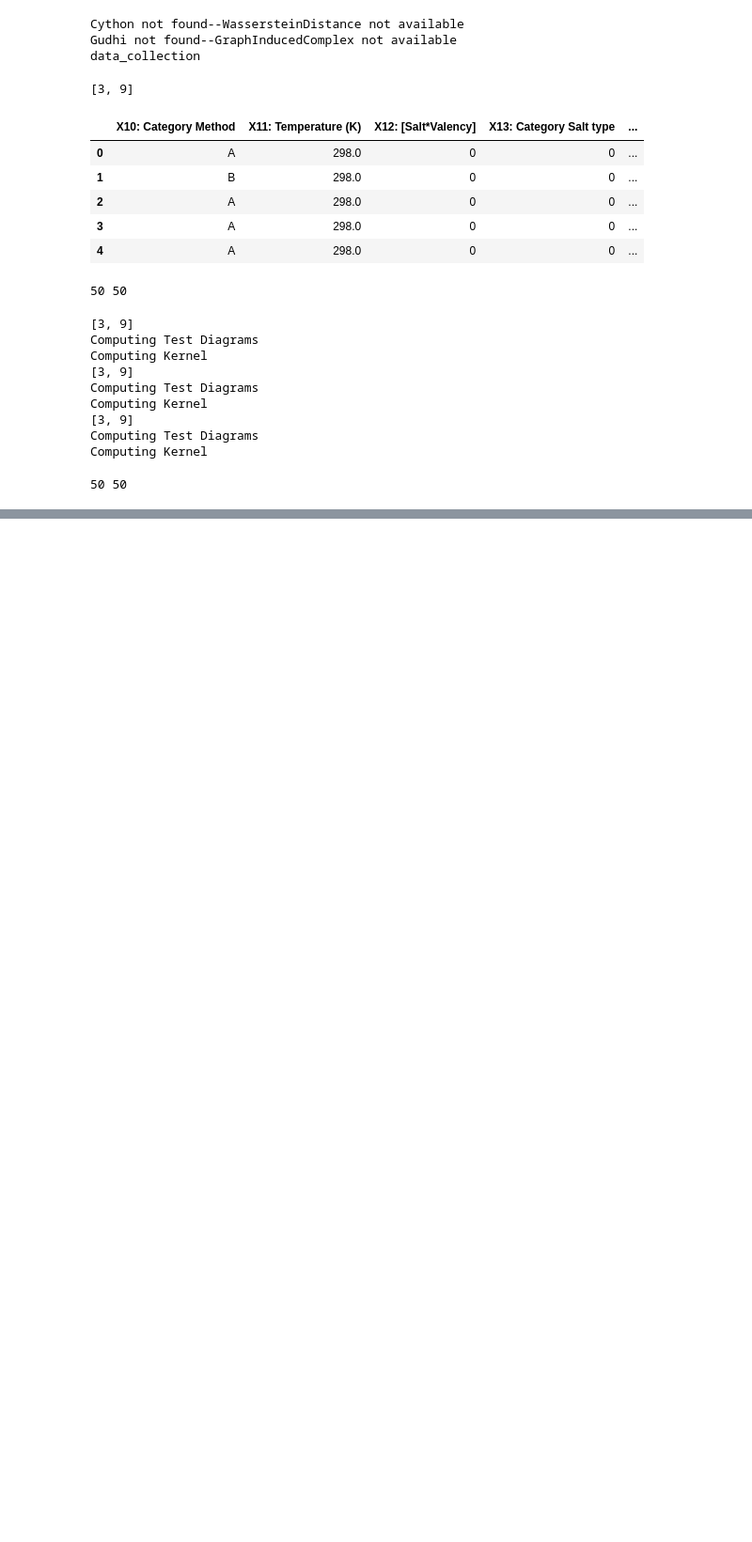
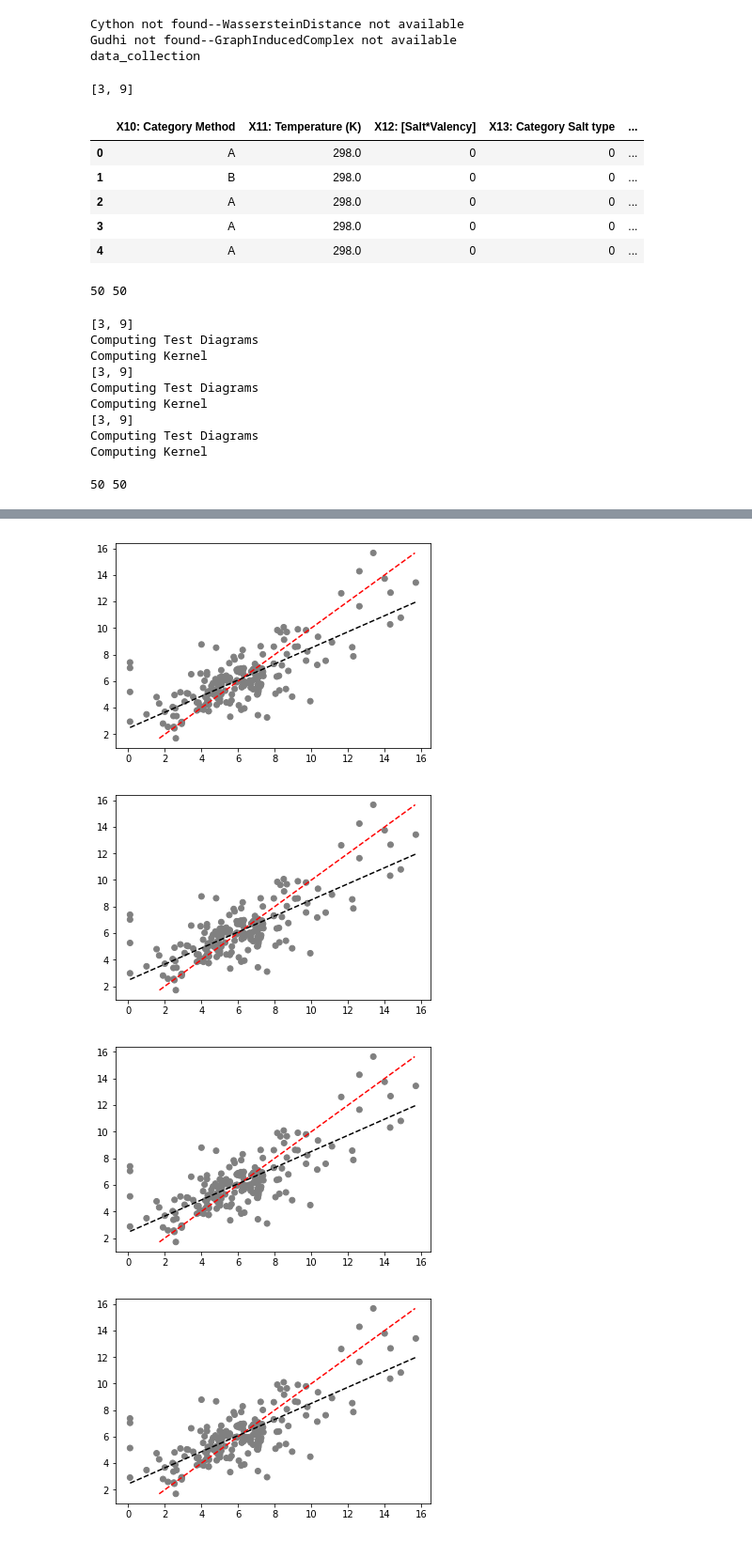
Before and after one commit to tgebhart/biomarker, a Jupyter notebook: notebooks/X1-X3-X4-X5-X6.ipynb, the cells around one changed output, grey strips where cells are left out. Shown at 94% size. Cells and saved outputs as stored; diff of their text form; code cells hidden in the pictures; blank space fills up the shorter version.

```diff
--- a/notebooks/X1-X3-X4-X5-X6.ipynb
+++ b/notebooks/X1-X3-X4-X5-X6.ipynb
@@ -571,36 +595,42 @@ DD_test_first = sum(tests)
 DD = sum(alls)
 results = []
 for t in range(len(trains)):
     DD_train = DD_train_first - trains[t]
     DD_test += tests[t]
 
     clf = svm.SVR(kernel='precomputed', epsilon=0.0001, C=10)
-    cvs = cross_val_score(clf, DD_train, y=y_train, cv=5, scoring='neg_mean_absolute_error', fit_params={'sample_weight':sws})
+    cvs = cross_val_score(clf, DD_train, y=y_train, cv=5, scoring='neg_mean_absolute_error')
     clf.fit(DD_train,y_train)
     prediction = clf.predict(DD_test)
     score = np.mean(np.abs(prediction - np.array(y_test)))
     results.append({'score':score, 'cvs': cvs, 'mean_cvs':cvs.mean(), 'predicted_0':prediction[0], 'predicted_1':prediction[1], 'actual_0':y_test[0], 'actual_1':y_test[1], 'x_name': x_names[t]})
 
     results_2 = []
     for i in range(X1.shape[0]):
         y_train_here = np.delete(y, i, 0)
         y_test_here = y[i]
         DD += alls[t]
         DD_train_here, DD_test_here = remove_for_loo(DD, i)
 
         clf = svm.SVR(kernel='precomputed', epsilon=0.0001, C=10)
 
         clf.fit(DD_train_here,y_train_here)
         prediction = clf.predict(DD_test_here)
         results_2.append({'predicted':prediction[0], 'actual':y_test_here, 'key':keys[i]})
 
     graph_res = pd.DataFrame(results_2)
-    colors = ['cyan' if row['key'] == 217 else 'blue' if (row['actual'] < 2) else 'orange' if row['key'] == 216 else 'silver' for idx, row in graph_res.iterrows()]
+#     colors = ['cyan' if row['key'] == 217 else 'blue' if (row['actual'] < 2) else 'orange' if row['key'] == 216 else 'silver' for idx, row in graph_res.iterrows()]
+    colors = ['gray' for idx, row in graph_res.iterrows()]
     plt.scatter(graph_res['actual'], graph_res['predicted'], color=colors)
     plt.plot([graph_res['predicted'].min(),graph_res['predicted'].max()],[graph_res['predicted'].min(),graph_res['predicted'].max()], 'r--')
-    plt.plot(np.unique(graph_res['actual']), np.poly1d(np.polyfit(graph_res['actual'], graph_res['predicted'], 1))(np.unique(graph_res['actual'])), 'g--')
-    plt.xlabel('Actual logK')
-    plt.ylabel('Predicted logK')
-    plt.title('X Addition: {}'.format(x_names[t]))
+    plt.plot(np.unique(graph_res['actual']), np.poly1d(np.polyfit(graph_res['actual'], graph_res['predicted'], 1))(np.unique(graph_res['actual'])), 'k--')
+#     plt.xlabel('Actual logK')
+#     plt.ylabel('Predicted logK')
+#     plt.title('X Addition: {}'.format(x_names[t]))
     plt.show()
     plt.cla()
+# %% [output]
+[figure, added]
+[figure, added]
+[figure, added]
+[figure, added]
```
Also changed, not shown: parts of 12 cells of this notebook, 2 other files.
